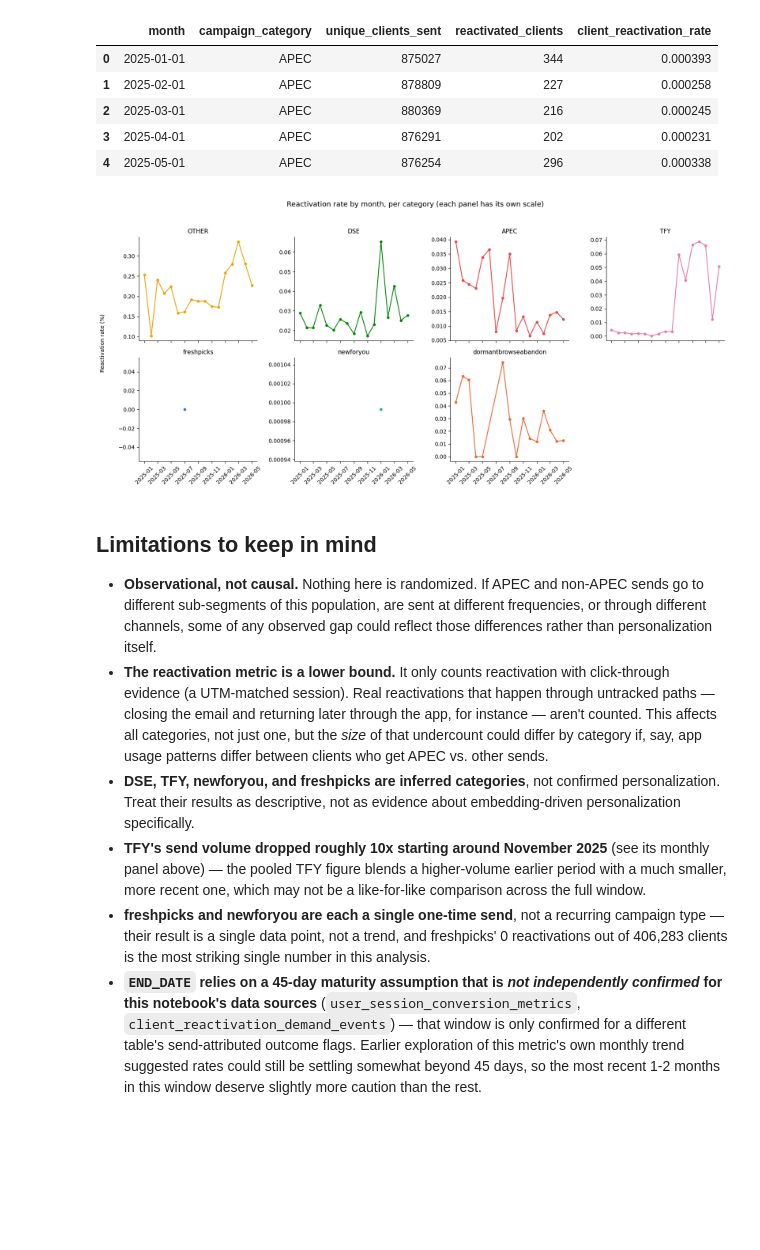
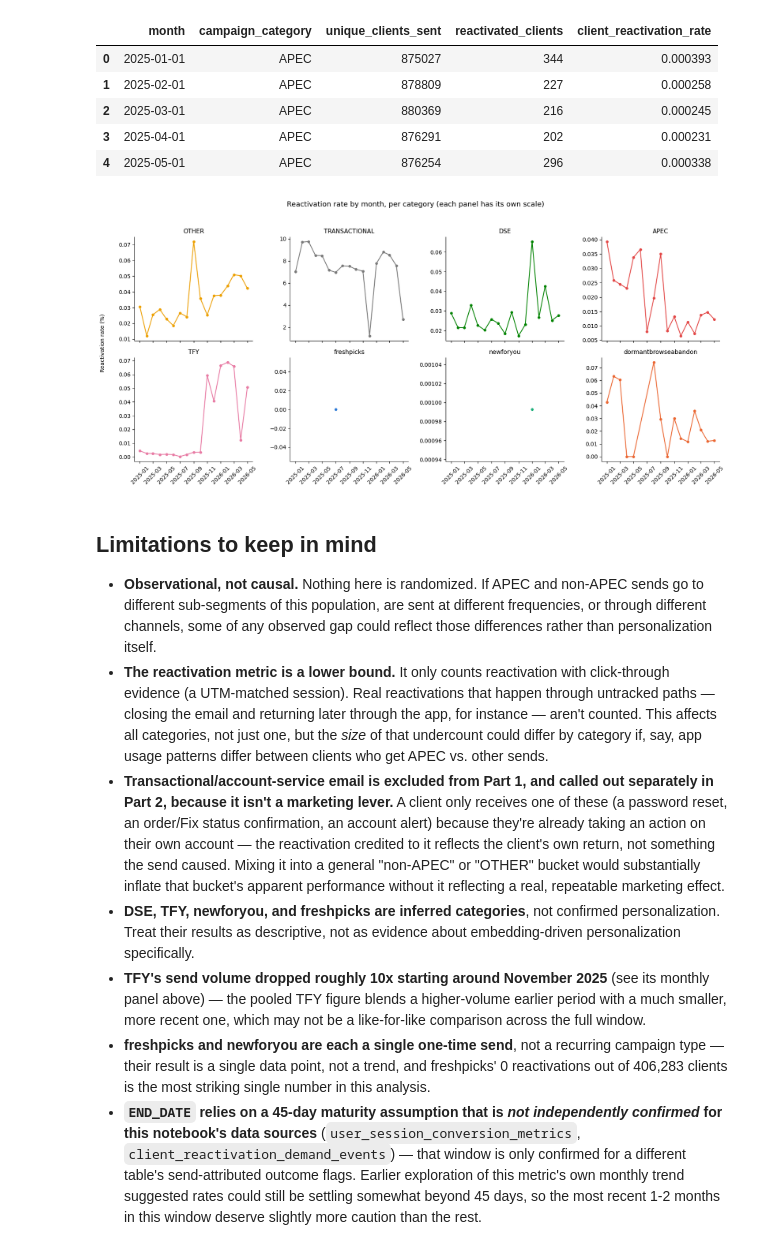
Before and after one commit to sfoyola/sao-sfix-ds, a Jupyter notebook: exp_apec_latent_style_analysis/personalization_impact_v2.ipynb, the cells around one changed output. Cells and saved outputs as stored; diff of their text form; code cells hidden in the pictures; blank space fills up the shorter version.

Commit message:
Exclude transactional email from all campaigns since it's a biased artifact for this analysis

```diff
--- a/exp_apec_latent_style_analysis/personalization_impact_v2.ipynb
+++ b/exp_apec_latent_style_analysis/personalization_impact_v2.ipynb
@@ -74,6 +77,7 @@ CATEGORY_COLORS = {
     'non-APEC':             '#2a78d6',  # blue
     'APEC':                 '#e34948',  # red
     'OTHER':                '#eda100',  # yellow
+    'TRANSACTIONAL':        '#7a7a7a',  # grey -- not a marketing category, kept visually distinct
     'DSE':                  '#008300',  # green
     'TFY':                  '#e87ba4',  # magenta
     'freshpicks':           '#2a78d6',  # blue
@@ -549,34 +559,34 @@ category_monthly_df.head()
 | 3 | 2025-04-01 | APEC | 876291 | 202 | 0.000231 |
 | 4 | 2025-05-01 | APEC | 876254 | 296 | 0.000338 |
 # %%
-category_order = ['OTHER', 'DSE', 'APEC', 'TFY', 'freshpicks', 'newforyou', 'dormantbrowseabandon']
+category_order = ['OTHER', 'TRANSACTIONAL', 'DSE', 'APEC', 'TFY', 'freshpicks', 'newforyou', 'dormantbrowseabandon']
 
 fig, axes = plt.subplots(2, 4, figsize=(16, 7.5), sharex=True)
 axes = axes.flatten()
 
 for i, cat in enumerate(category_order):
     ax = axes[i]
     cat_df = category_monthly_df[category_monthly_df['campaign_category'] == cat].sort_values('month')
     ax.plot(
         cat_df['month'], cat_df['client_reactivation_rate'] * 100,
         marker='o', markersize=4, linewidth=1.5, color=CATEGORY_COLORS[cat],
     )
     ax.set_title(cat, fontsize=11)
     ax.spines[['top', 'right']].set_visible(False)
     ax.tick_params(axis='x', labelrotation=45)
 
-axes[-1].axis('off')  # 8th panel unused (7 categories)
 fig.suptitle('Reactivation rate by month, per category (each panel has its own scale)', fontsize=13)
 fig.text(0.0, 0.5, 'Reactivation rate (%)', va='center', rotation='vertical')
 plt.tight_layout(rect=[0.02, 0, 1, 0.95])
 plt.show()
 # %% [output]
-[figure, old version]
+[figure, new version]
 # %% [markdown]
 ## Limitations to keep in mind
 
 - **Observational, not causal.** Nothing here is randomized. If APEC and non-APEC sends go to different sub-segments of this population, are sent at different frequencies, or through different channels, some of any observed gap could reflect those differences rather than personalization itself.
 - **The reactivation metric is a lower bound.** It only counts reactivation with click-through evidence (a UTM-matched session). Real reactivations that happen through untracked paths — closing the email and returning later through the app, for instance — aren't counted. This affects all categories, not just one, but the *size* of that undercount could differ by category if, say, app usage patterns differ between clients who get APEC vs. other sends.
+- **Transactional/account-service email is excluded from Part 1, and called out separately in Part 2, because it isn't a marketing lever.** A client only receives one of these (a password reset, an order/Fix status confirmation, an account alert) because they're already taking an action on their own account — the reactivation credited to it reflects the client's own return, not something the send caused. Mixing it into a general "non-APEC" or "OTHER" bucket would substantially inflate that bucket's apparent performance without it reflecting a real, repeatable marketing effect.
 - **DSE, TFY, newforyou, and freshpicks are inferred categories**, not confirmed personalization. Treat their results as descriptive, not as evidence about embedding-driven personalization specifically.
 - **TFY's send volume dropped roughly 10x starting around November 2025** (see its monthly panel above) — the pooled TFY figure blends a higher-volume earlier period with a much smaller, more recent one, which may not be a like-for-like comparison across the full window.
 - **freshpicks and newforyou are each a single one-time send**, not a recurring campaign type — their result is a single data point, not a trend, and freshpicks' 0 reactivations out of 406,283 clients is the most striking single number in this analysis.
```
Also changed, not shown: parts of 12 cells of this notebook, 7 other files.
